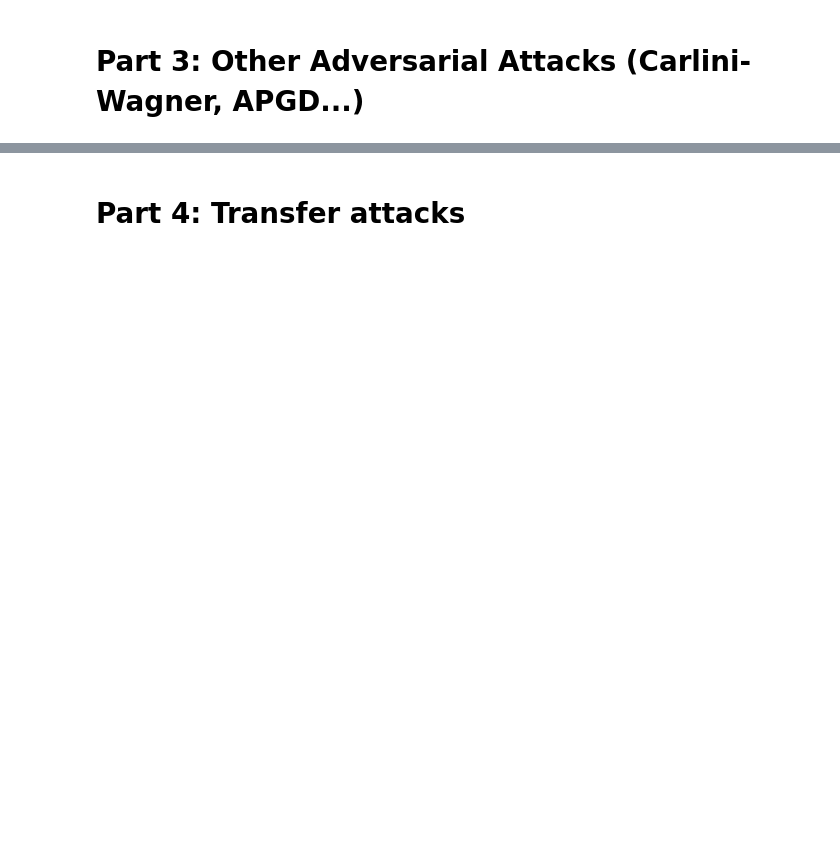
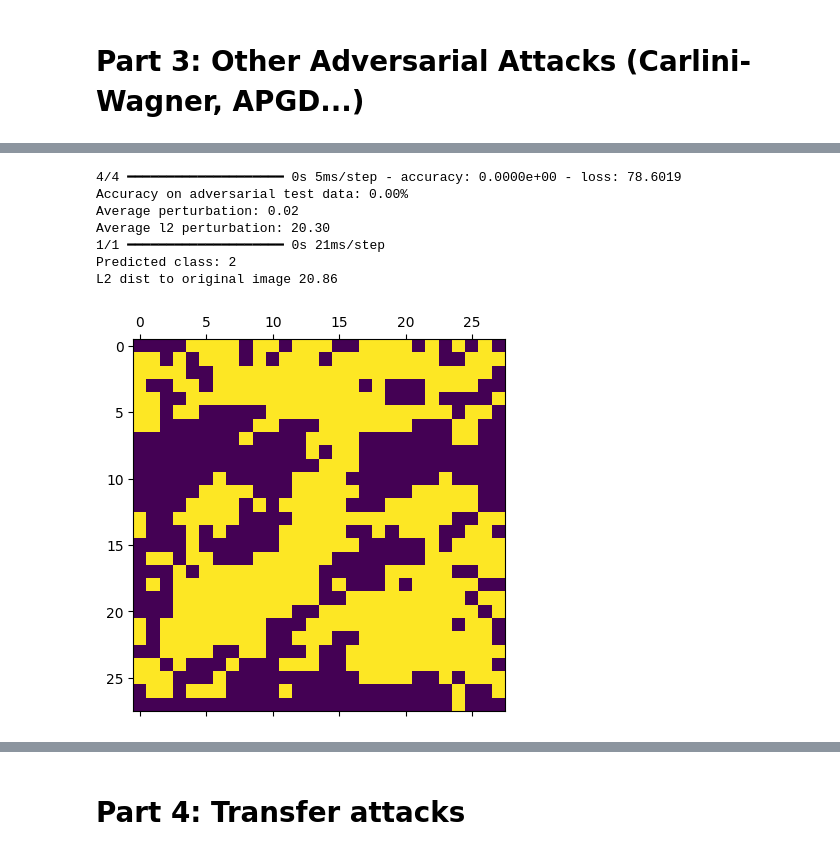
Before and after one commit to Affapple/ai_cyber_pratical_classes, a Jupyter notebook: src/02_adversarial_attacks/02_adversarial_attacks.ipynb, the cells around one changed output, grey strips where cells are left out. Saved outputs shown, nothing was run; the diff lists cells and outputs as text; code cells hidden in the pictures; blank space fills up the shorter version.

```diff
--- a/src/02_adversarial_attacks/02_adversarial_attacks.ipynb
+++ b/src/02_adversarial_attacks/02_adversarial_attacks.ipynb
@@ -171,30 +318,39 @@ print('Average l2 perturbation: {:4.2f}'.format(l_2_perturbation_mean))
 # %%
 #4/ Generate a new FGSM attack with the same l2 perturbation as the previous CW and compare their effectiveness: i.e. %of success for similar average l2 perturbation
 
 eps= l_2_perturbation_mean_cw
 attack_fgsm = FastGradientMethod(
-
-                                      #fill missing code
+    estimator=classifier,
+    eps=16 / 255 * 784**0.5,
 )
 x_test_adv = attack_fgsm.generate(x_test)
 
 loss_test, accuracy_test = model.evaluate(x_test_adv, y_test)
 
 
 l_2_perturbation = np.linalg.norm(x_test_adv - x_test,axis=(1,2))
 l_2_perturbation_mean = np.mean(l_2_perturbation)
 
 
 print('Accuracy on adversarial test data: {:4.2f}%'.format(accuracy_test * 100))
 print('Average perturbation: {:4.2f}'.format(perturbation))
 print('Average l2 perturbation: {:4.2f}'.format(l_2_perturbation_mean))
 
 idx = 0
 plt.matshow(x_test_adv[idx])
 y_pred_adv = model.predict(x_test_adv[idx:idx+1])
 print(f"Predicted class: {y_pred_adv.argmax()}")
 print(f"L2 dist to original image {np.linalg.norm(x_test_adv[idx] - x_test[idx],):.2f}")
 plt.show()
+# %% [output]
+4/4 ━━━━━━━━━━━━━━━━━━━━ 0s 5ms/step - accuracy: 0.0000e+00 - loss: 78.6019
+Accuracy on adversarial test data: 0.00%
+Average perturbation: 0.02
+Average l2 perturbation: 20.30
+1/1 ━━━━━━━━━━━━━━━━━━━━ 0s 21ms/step
+Predicted class: 2
+L2 dist to original image 20.86
+[figure, added]
 # %%
 #5/ Generate a new APGD attack (class AutoProjectedGradientDescent) with the same (or lower) average l2 perturbation as the previous CW and FGSM, and compare their effectiveness
 # to limit computation time you can set 'max_iter=10' and "nb_random_init=1", in the function arguments
```
Also changed, not shown: parts of 38 cells of this notebook, 9 other files.
